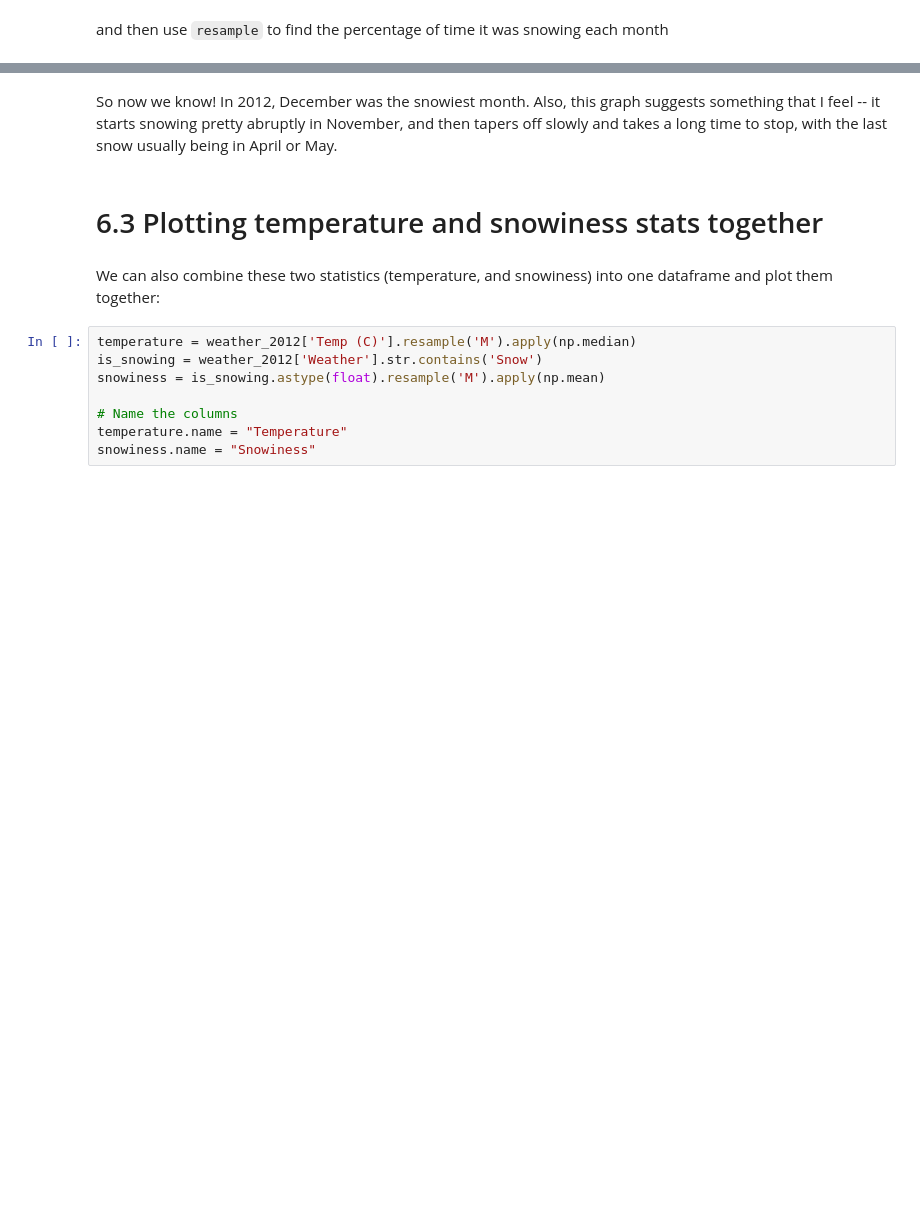
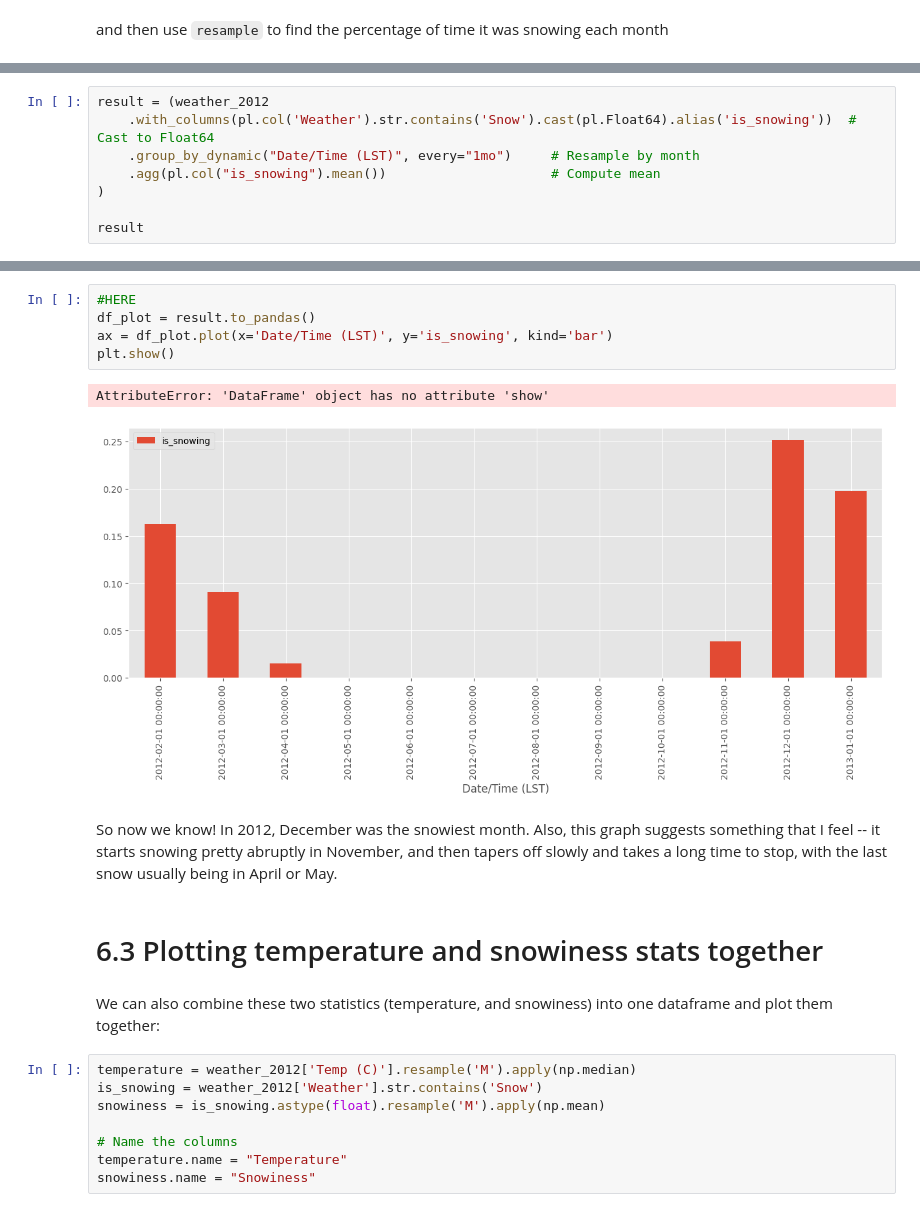
Before and after one commit to sergiorgiraldo/DataScience-Showcase, a Jupyter notebook: pandas-cookbook/cookbook-polars/Chapter 6 - String Operations- Which month was the snowiest.ipynb, the cells around one changed output, grey strips where cells are left out. Saved outputs shown, nothing was run; the diff lists cells and outputs as text; blank space fills up the shorter version.

Commit message:
feat:  pandas - polars cookbook - continue chapter 6:: by sergio giraldo @ 20250221T1642CET, gpg signed

```diff
--- a/pandas-cookbook/cookbook-polars/Chapter 6 - String Operations- Which month was the snowiest.ipynb
+++ b/pandas-cookbook/cookbook-polars/Chapter 6 - String Operations- Which month was the snowiest.ipynb
@@ -121,0 +98,8 @@ is_snowing.astype(float).resample('M').apply(np.mean).plot(kind='bar')
+# %%
+result = (weather_2012
+    .with_columns(pl.col('Weather').str.contains('Snow').cast(pl.Float64).alias('is_snowing'))  # Cast to Float64
+    .group_by_dynamic("Date/Time (LST)", every="1mo")     # Resample by month
+    .agg(pl.col("is_snowing").mean())                     # Compute mean
+)
+
+result
@@ -122,3 +121,11 @@ is_snowing.astype(float).resample('M').apply(np.mean).plot(kind='bar')
+# %%
+#HERE
+df_plot = result.to_pandas()
+ax = df_plot.plot(x='Date/Time (LST)', y='is_snowing', kind='bar')
+plt.show()
+# %% [output]
+AttributeError: 'DataFrame' object has no attribute 'show'
+[figure, added]
 # %% [markdown]
 So now we know! In 2012, December was the snowiest month. Also, this graph suggests something that I feel -- it starts snowing pretty abruptly in November, and then tapers off slowly and takes a long time to stop, with the last snow usually being in April or May.
 # %% [markdown]
```
Also changed, not shown: parts of 9 cells of this notebook.
